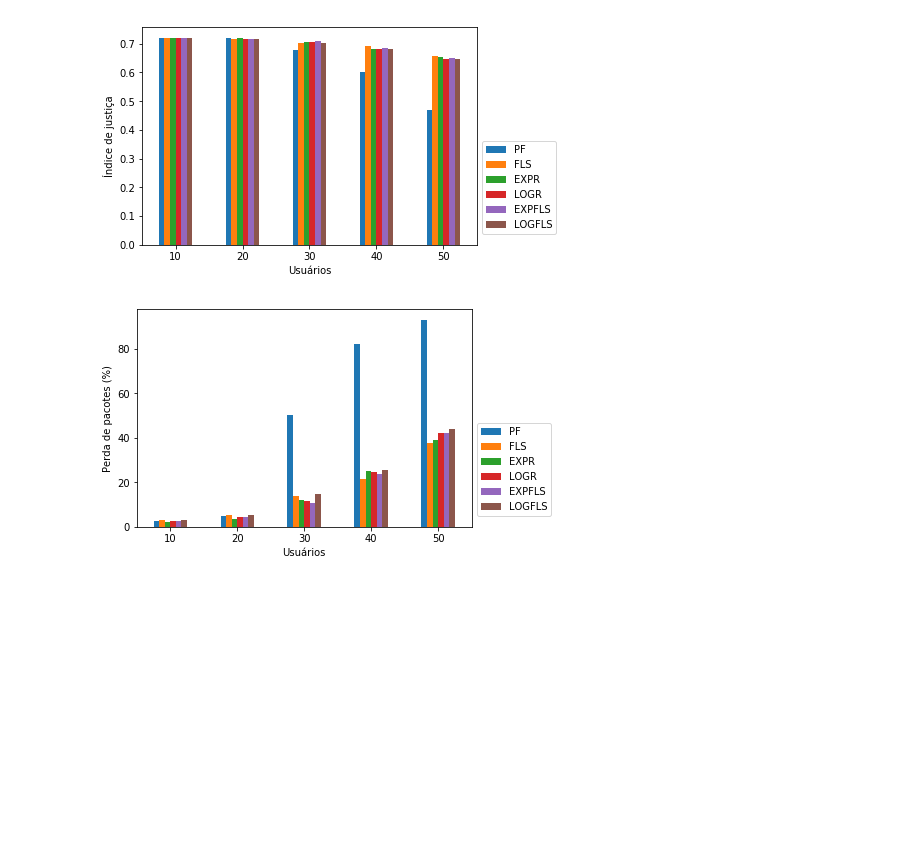
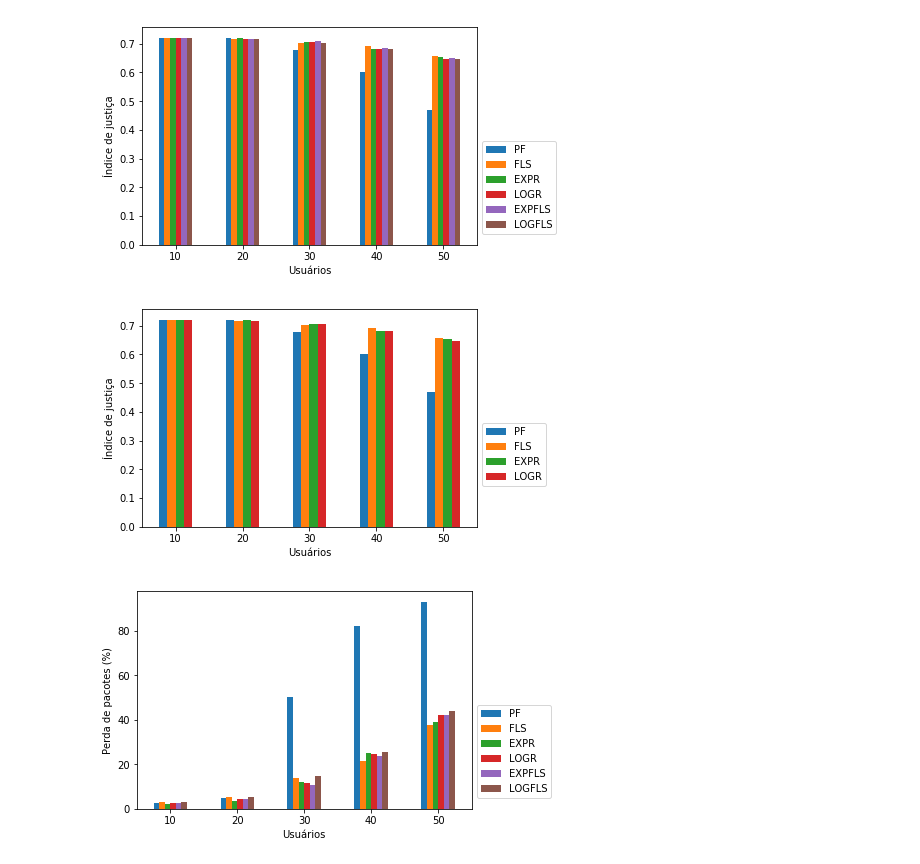
Before and after one commit to gdbranco/lte-sim-dev-new, a Jupyter notebook: myStuff/scripts/FLSPass/DelayVariavel/P50_50.ipynb, the cells around one changed output. Drawn from its saved outputs; the diff is of its cells as text; code cells hidden in the pictures; blank space fills up the shorter version.

```diff
--- a/myStuff/scripts/FLSPass/DelayVariavel/P50_50.ipynb
+++ b/myStuff/scripts/FLSPass/DelayVariavel/P50_50.ipynb
@@ -149,6 +149,10 @@ graphicWriter.jitterFile(kind, False, False)
 graphicWriter.fairnessFile(kind, True, True)
 # %% [output]
 [figure]
+# %%
+graphicWriter.fairnessFile(kind, True, False)
+# %% [output]
+[figure, added]
 # %%
 graphicWriter.plrFile(kind, True, True)
 # %% [output]
```
Also changed, not shown: parts of 1 cell of this notebook, 2 other files.
